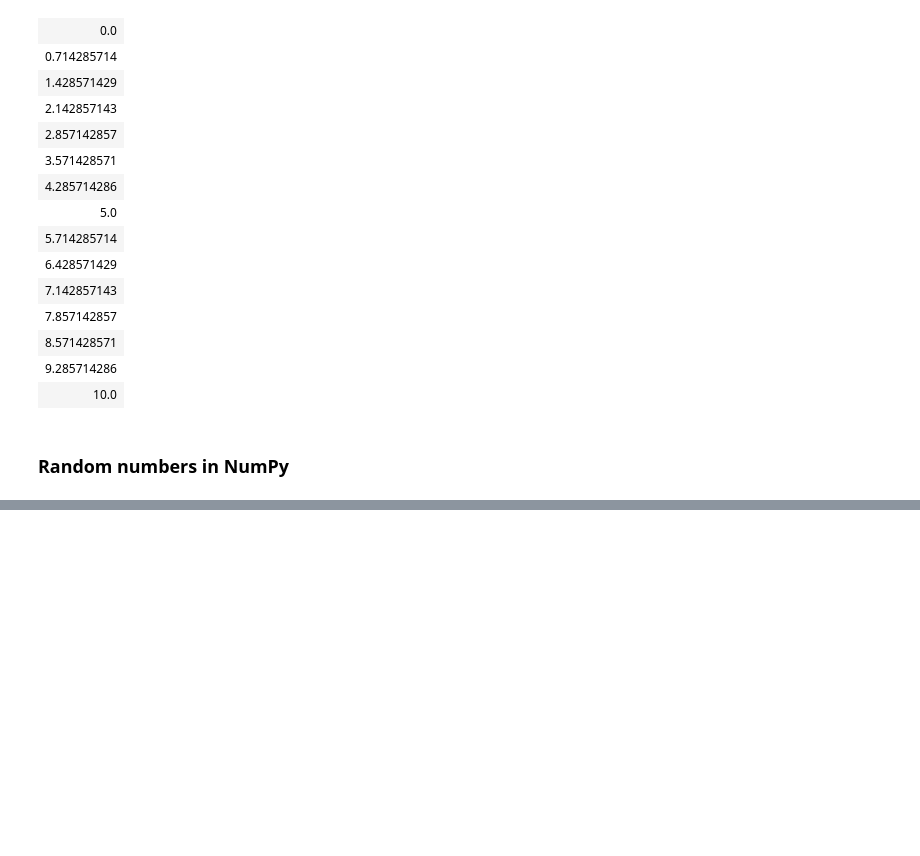
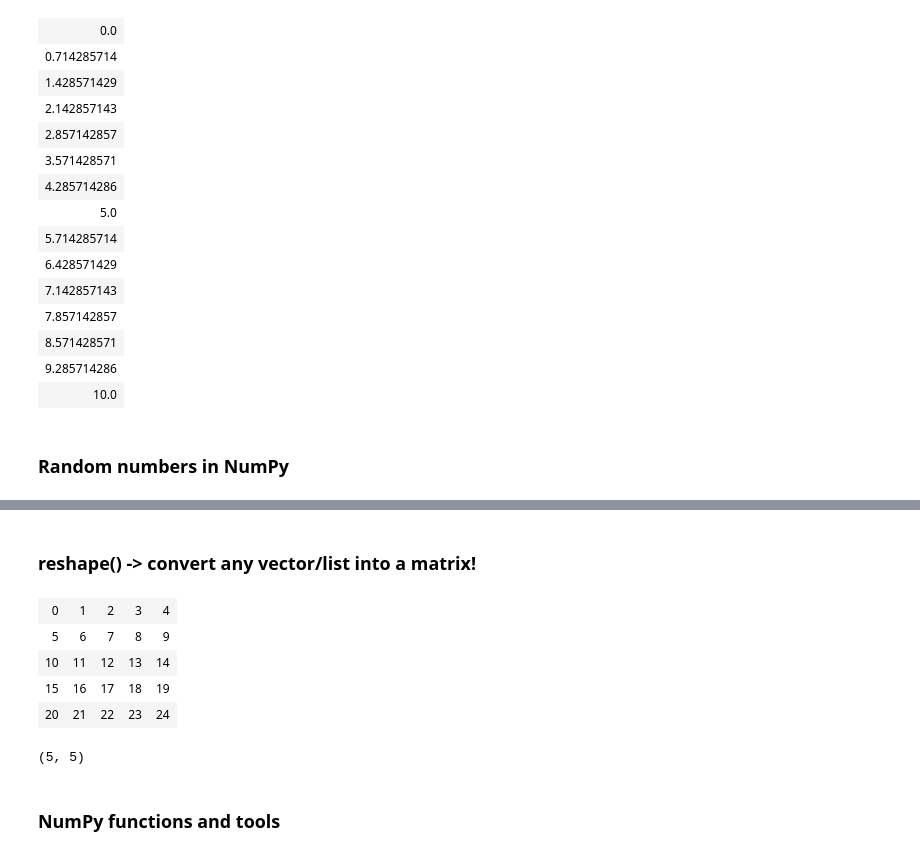
Before and after one commit to tuomasvaltanenLUAS/DataAnalytics2026, a Jupyter notebook: lecture2_numpy/numpy_examples1.ipynb, the cells around one changed output, grey strips where cells are left out. Cells and saved outputs as stored; diff of their text form; code cells hidden in the pictures; blank space fills up the shorter version.

```diff
--- a/lecture2_numpy/numpy_examples1.ipynb
+++ b/lecture2_numpy/numpy_examples1.ipynb
@@ -276,0 +277,24 @@ data
+# %% [markdown]
+### reshape() -> convert any vector/list into a matrix!
+# %%
+# reshape() is very handy, as long as you have some kind of a vector (list)
+# you can reshape it into a matrix easily (no need to remember specialized syntax)
+
+# in this case we have 25 values (0-24) => 5 x 5 matrix (25 values)
+# the values have to match, otherwise you'll get an error
+data = np.arange(25).reshape(5, 5)
+data
+# %% [output]
+| 0 | 1 | 2 | 3 | 4 |
+| 5 | 6 | 7 | 8 | 9 |
+| 10 | 11 | 12 | 13 | 14 |
+| 15 | 16 | 17 | 18 | 19 |
+| 20 | 21 | 22 | 23 | 24 |
+# %%
+# sometimes in ML etc. code, you might need to check
+# your current data format in order to adapt it to your algorithm
+data.shape
+# %% [output]
+(5, 5)
+# %% [markdown]
+### NumPy functions and tools
```
Also changed, not shown: parts of 5 cells of this notebook.
